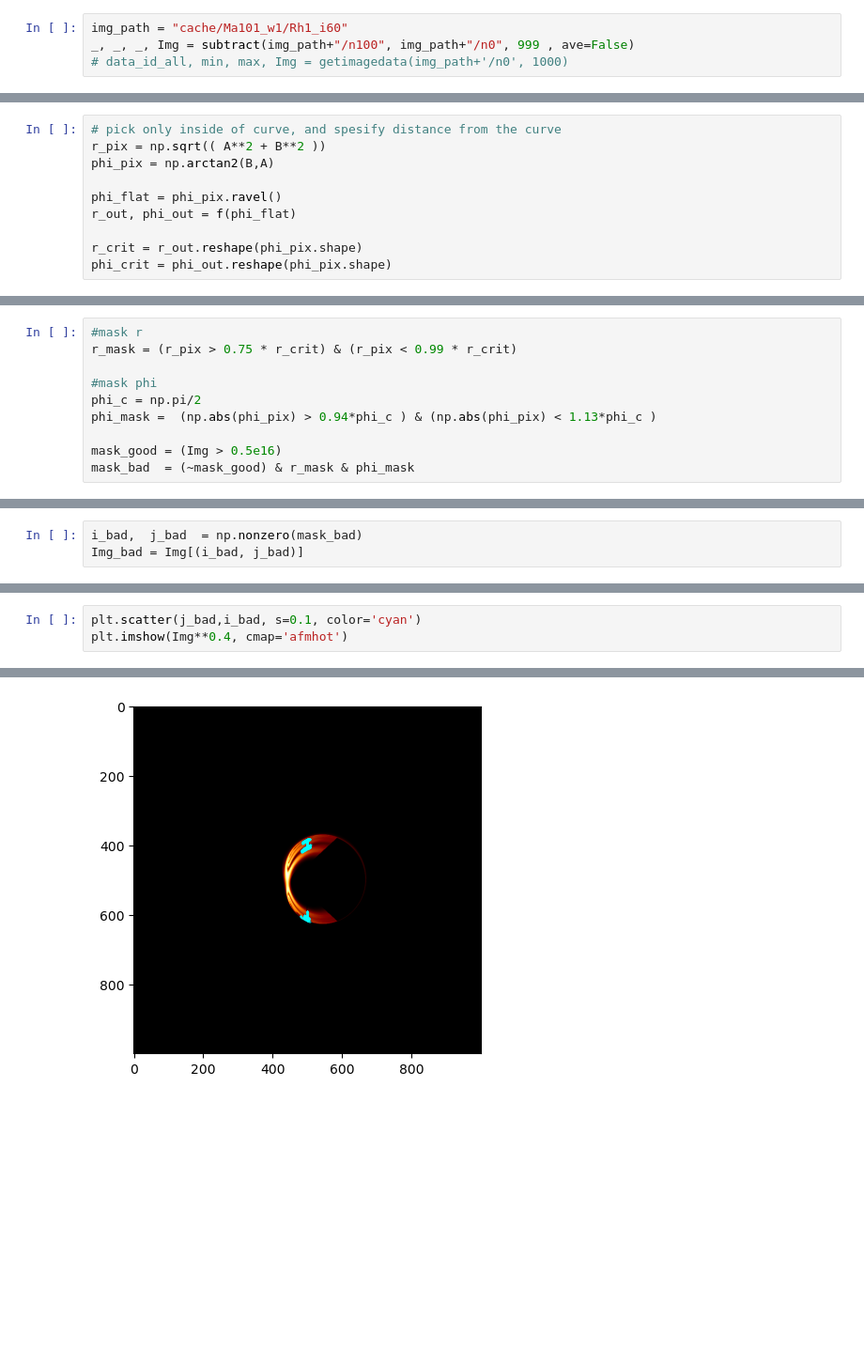
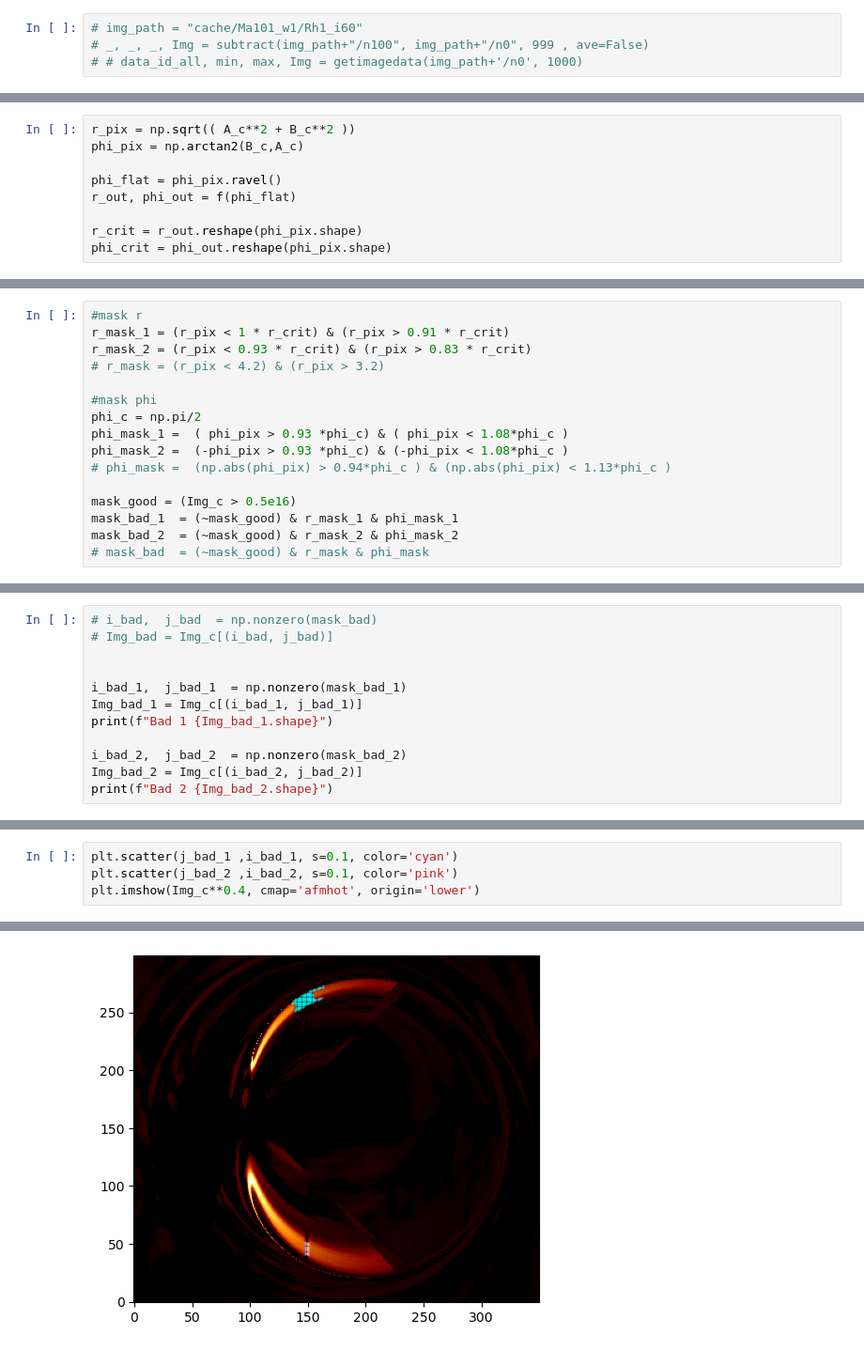
Before and after one commit to hina18201716/KNS_PR, a Jupyter notebook: interpolation_KNS.ipynb, the cells around one changed output, grey strips where cells are left out. Shown at 94% size. Drawn from its saved outputs; the diff is of its cells as text; blank space fills up the shorter version.

Commit message:
units checked, ran interpolation for data set

```diff
--- a/interpolation_KNS.ipynb
+++ b/interpolation_KNS.ipynb
@@ -58,4 +110,4 @@ A, B = np.meshgrid(a, b)
 # %%
-img_path = "cache/Ma101_w1/Rh1_i60"
-_, _, _, Img = subtract(img_path+"/n100", img_path+"/n0", 999 , ave=False)
-# data_id_all, min, max, Img = getimagedata(img_path+'/n0', 1000)
+# img_path = "cache/Ma101_w1/Rh1_i60"
+# _, _, _, Img = subtract(img_path+"/n100", img_path+"/n0", 999 , ave=False)
+# # data_id_all, min, max, Img = getimagedata(img_path+'/n0', 1000)
@@ -84,7 +149,6 @@ plt.ylim(-8,8)
 # %%
-# pick only inside of curve, and spesify distance from the curve
-r_pix = np.sqrt(( A**2 + B**2 ))
-phi_pix = np.arctan2(B,A)
+r_pix = np.sqrt(( A_c**2 + B_c**2 ))
+phi_pix = np.arctan2(B_c,A_c)
 
 phi_flat = phi_pix.ravel()
 r_out, phi_out = f(phi_flat)
@@ -98,12 +162,18 @@ Out R shape (1000000,)
 # %%
 #mask r
-r_mask = (r_pix > 0.75 * r_crit) & (r_pix < 0.99 * r_crit)
+r_mask_1 = (r_pix < 1 * r_crit) & (r_pix > 0.91 * r_crit)
+r_mask_2 = (r_pix < 0.93 * r_crit) & (r_pix > 0.83 * r_crit)
+# r_mask = (r_pix < 4.2) & (r_pix > 3.2)
 
 #mask phi
 phi_c = np.pi/2
-phi_mask =  (np.abs(phi_pix) > 0.94*phi_c ) & (np.abs(phi_pix) < 1.13*phi_c )
+phi_mask_1 =  ( phi_pix > 0.93 *phi_c) & ( phi_pix < 1.08*phi_c )
+phi_mask_2 =  (-phi_pix > 0.93 *phi_c) & (-phi_pix < 1.08*phi_c )
+# phi_mask =  (np.abs(phi_pix) > 0.94*phi_c ) & (np.abs(phi_pix) < 1.13*phi_c )
 
-mask_good = (Img > 0.5e16)
-mask_bad  = (~mask_good) & r_mask & phi_mask
+mask_good = (Img_c > 0.5e16)
+mask_bad_1  = (~mask_good) & r_mask_1 & phi_mask_1
+mask_bad_2  = (~mask_good) & r_mask_2 & phi_mask_2
+# mask_bad  = (~mask_good) & r_mask & phi_mask
 # %%
 i_good, j_good = np.nonzero(mask_good)
@@ -117,3 +187,12 @@ r_good   = np.sqrt(( a[j_good] * a[j_good] + b[i_good] * b[i_good] )) #/f(phi_go
 # %%
-i_bad,  j_bad  = np.nonzero(mask_bad)
-Img_bad = Img[(i_bad, j_bad)]
+# i_bad,  j_bad  = np.nonzero(mask_bad)
+# Img_bad = Img_c[(i_bad, j_bad)]
+
+
+i_bad_1,  j_bad_1  = np.nonzero(mask_bad_1)
+Img_bad_1 = Img_c[(i_bad_1, j_bad_1)]
+print(f"Bad 1 {Img_bad_1.shape}")
+
+i_bad_2,  j_bad_2  = np.nonzero(mask_bad_2)
+Img_bad_2 = Img_c[(i_bad_2, j_bad_2)]
+print(f"Bad 2 {Img_bad_2.shape}")
@@ -120,8 +202,9 @@ Img_bad = Img[(i_bad, j_bad)]
 # %%
-plt.scatter(j_bad,i_bad, s=0.1, color='cyan')
-plt.imshow(Img**0.4, cmap='afmhot')
+plt.scatter(j_bad_1 ,i_bad_1, s=0.1, color='cyan')
+plt.scatter(j_bad_2 ,i_bad_2, s=0.1, color='pink')
+plt.imshow(Img_c**0.4, cmap='afmhot', origin='lower')
 # %% [output]
 <matplotlib.image.AxesImage at 0x...>
-[figure, old version]
+[figure, new version]
 # %%
 #expand boundary
```
Also changed, not shown: parts of 42 cells of this notebook, 4 other files.
